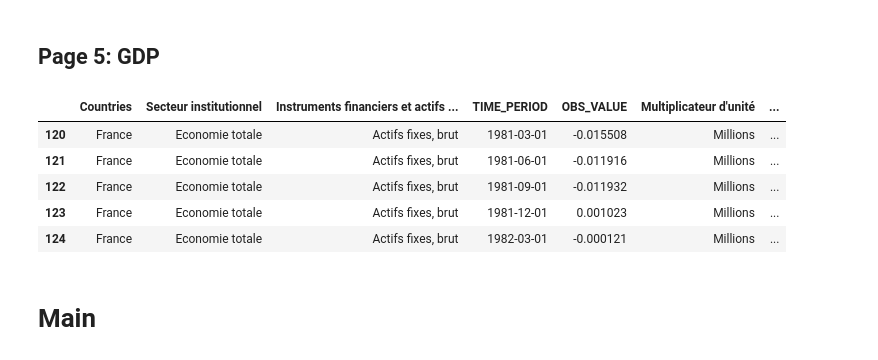
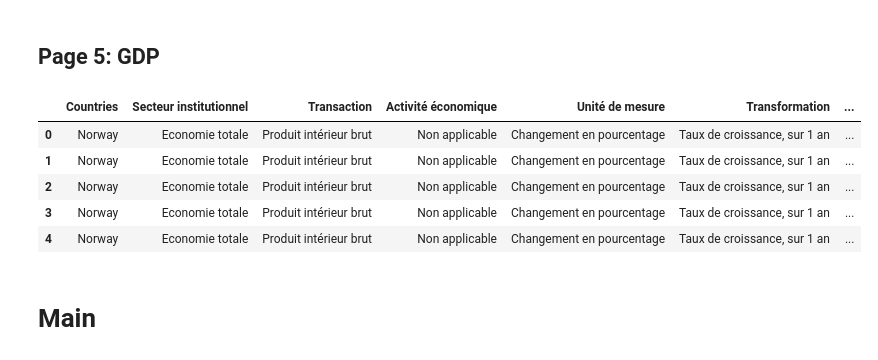
Before and after one commit to ManuelaBarreto/Practice_Project, a Jupyter notebook: Visualization_V2.ipynb, the cells around one changed output. Saved outputs shown, nothing was run; the diff lists cells and outputs as text; code cells hidden in the pictures.

Commit message:
Putting all data_cleaning files together and upgrading the visualization

```diff
--- a/Visualization_V2.ipynb
+++ b/Visualization_V2.ipynb
@@ -512,17 +633,16 @@ def page4_layout():
 # %% [markdown]
 ## Page 5: GDP
 # %%
-gdp = pd.read_csv("global/dataglobal/clean_GFCF.csv")
-gdp = gdp[gdp["Zone de référence"].isin(['France', 'Colombia', 'Poland', 'New Zealand', 'United States', 'Sweden', 'European Union (27 countries as of 01/02/2020)', 'Romania', 'Hungary', 'Italy', 'Norway', 'Bulgaria', 'Spain', 'Japan', 'Australia', 'Korea', 'Canada', 'Germany', 'Chile', 'Greece'])]
+gdp = pd.read_csv("global/dataglobal/clean_gdp_recap.csv")
 gdp["Zone de référence"] = np.where(gdp["Zone de référence"] == 'European Union (27 countries as of 02/01/2020)','European Union',gdp["Zone de référence"])
 gdp.rename(columns={'Zone de référence':'Countries'},inplace=True)
 gdp.drop(columns=['Unnamed: 0'],inplace=True)
 gdp.dropna(axis=0,inplace=True)
 gdp.head()
 # %% [output]
-|  | Countries | Secteur institutionnel | Instruments financiers et actifs ... | TIME_PERIOD | OBS_VALUE | Multiplicateur d'unité | ... |
-| 120 | France | Economie totale | Actifs fixes, brut | 1981-03-01 | -0.015508 | Millions | ... |
-| 121 | France | Economie totale | Actifs fixes, brut | 1981-06-01 | -0.011916 | Millions | ... |
-| 122 | France | Economie totale | Actifs fixes, brut | 1981-09-01 | -0.011932 | Millions | ... |
-| 123 | France | Economie totale | Actifs fixes, brut | 1981-12-01 | 0.001023 | Millions | ... |
-| 124 | France | Economie totale | Actifs fixes, brut | 1982-03-01 | -0.000121 | Millions | ... |
+|  | Countries | Secteur institutionnel | Transaction | Activité économique | Unité de mesure | Transformation | ... |
+| 0 | Norway | Economie totale | Produit intérieur brut | Non applicable | Changement en pourcentage | Taux de croissance, sur 1 an | ... |
+| 1 | Norway | Economie totale | Produit intérieur brut | Non applicable | Changement en pourcentage | Taux de croissance, sur 1 an | ... |
+| 2 | Norway | Economie totale | Produit intérieur brut | Non applicable | Changement en pourcentage | Taux de croissance, sur 1 an | ... |
+| 3 | Norway | Economie totale | Produit intérieur brut | Non applicable | Changement en pourcentage | Taux de croissance, sur 1 an | ... |
+| 4 | Norway | Economie totale | Produit intérieur brut | Non applicable | Changement en pourcentage | Taux de croissance, sur 1 an | ... |
```
Also changed, not shown: parts of 24 cells of this notebook, 12 other files.
